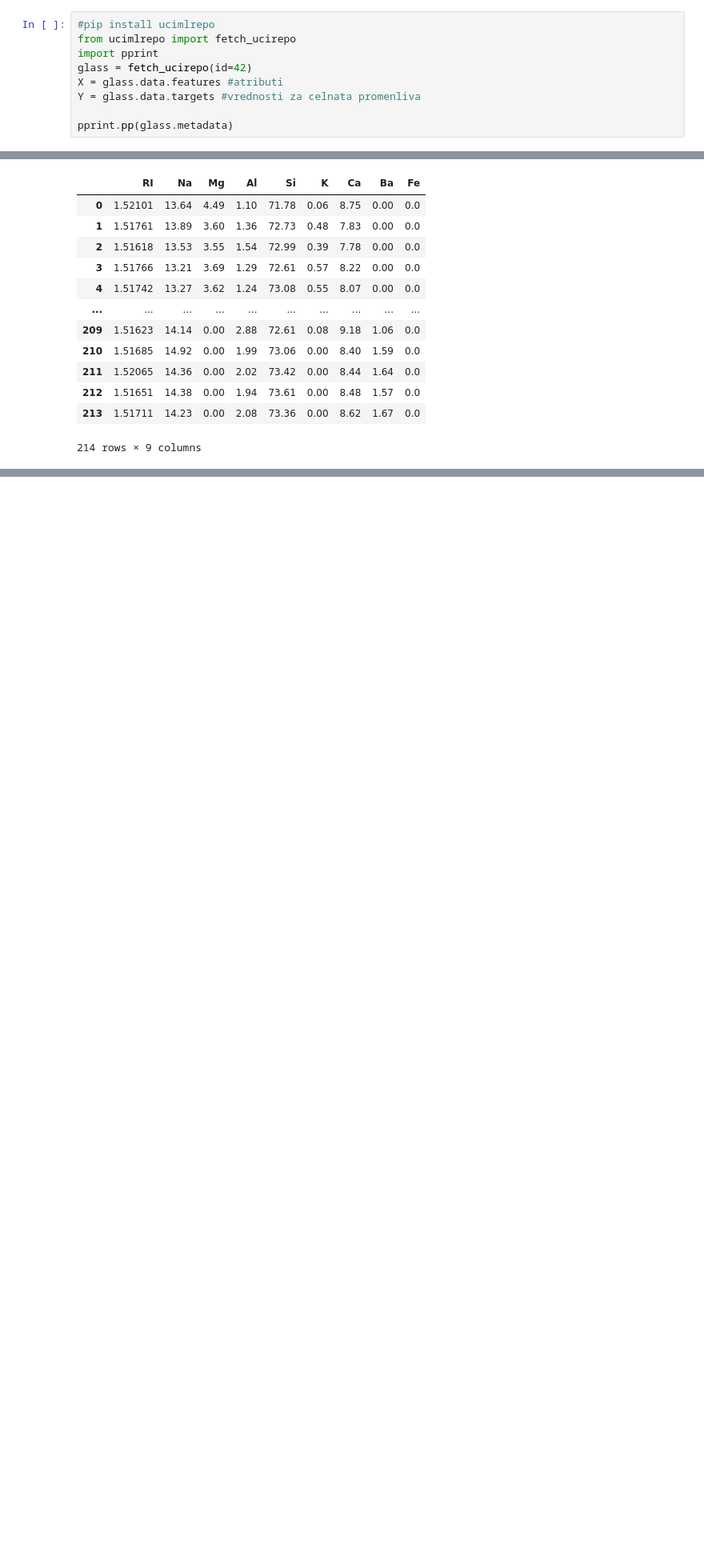
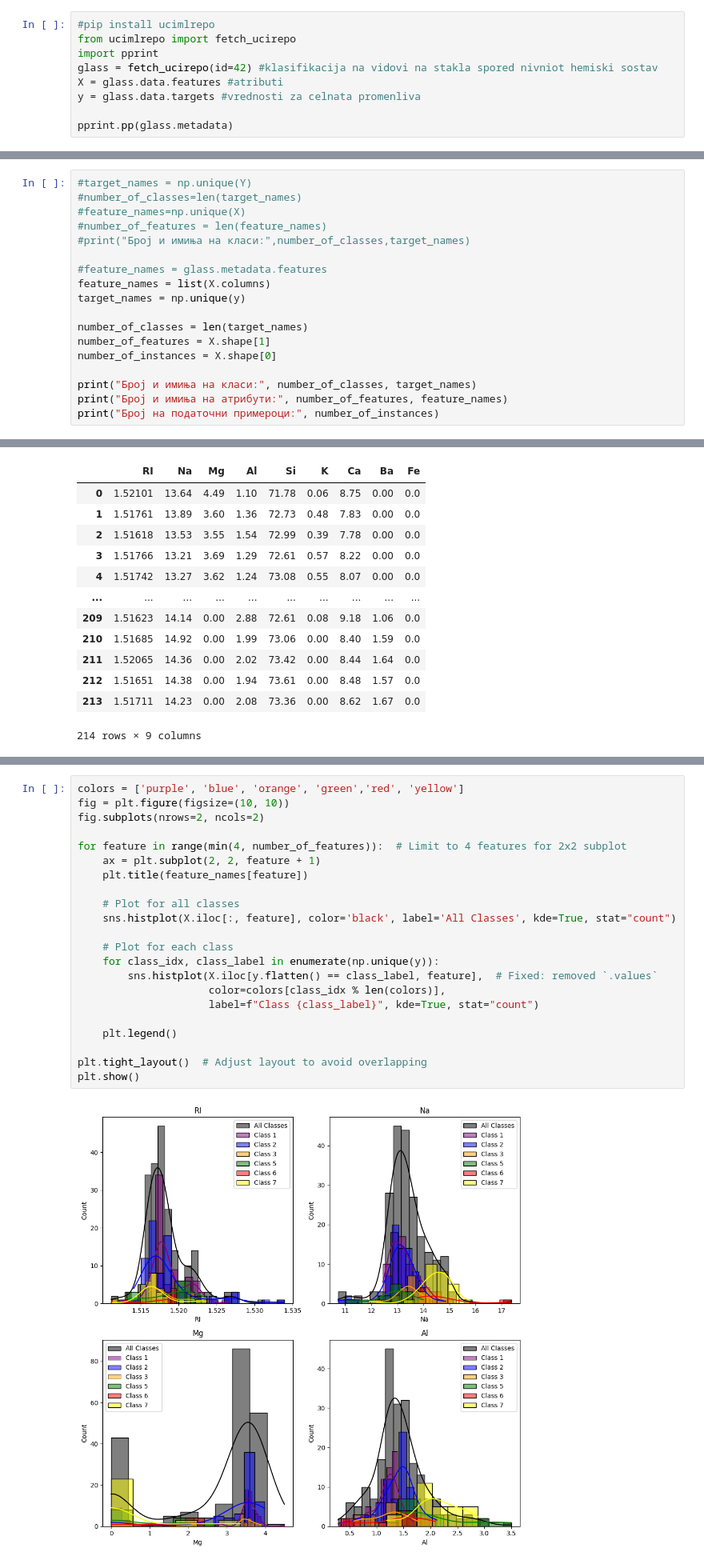
Before and after one commit to marijavrzhovska/ML, a Jupyter notebook: LAB1/glass_identification.ipynb, the cells around one changed output, grey strips where cells are left out. Shown at 80% size. Cells and saved outputs as stored; diff of their text form; blank space fills up the shorter version.

```diff
--- a/LAB1/glass_identification.ipynb
+++ b/LAB1/glass_identification.ipynb
@@ -14,9 +14,9 @@ from sklearn.metrics import accuracy_score
 #pip install ucimlrepo
 from ucimlrepo import fetch_ucirepo
 import pprint
-glass = fetch_ucirepo(id=42)
+glass = fetch_ucirepo(id=42) #klasifikacija na vidovi na stakla spored nivniot hemiski sostav
 X = glass.data.features #atributi
-Y = glass.data.targets #vrednosti za celnata promenliva
+y = glass.data.targets #vrednosti za celnata promenliva
 
 pprint.pp(glass.metadata)
 # %% [output]
@@ -37,3 +37,21 @@ pprint.pp(glass.metadata)
                                       '     -- 6 tableware\r\n'
                                       '     -- 7 headlamps',
                      'citation': None}}
+# %%
+#target_names = np.unique(Y)
+#number_of_classes=len(target_names)
+#feature_names=np.unique(X)
+#number_of_features = len(feature_names)
+#print("Број и имиња на класи:",number_of_classes,target_names)
+
+#feature_names = glass.metadata.features
+feature_names = list(X.columns)
+target_names = np.unique(y)
+
+number_of_classes = len(target_names)
+number_of_features = X.shape[1]
+number_of_instances = X.shape[0]
+
+print("Број и имиња на класи:", number_of_classes, target_names)
+print("Број и имиња на атрибути:", number_of_features, feature_names)
+print("Број на податочни примероци:", number_of_instances)
@@ -71,0 +178,24 @@ Y
+# %%
+colors = ['purple', 'blue', 'orange', 'green','red', 'yellow']
+fig = plt.figure(figsize=(10, 10))
+fig.subplots(nrows=2, ncols=2)
+
+for feature in range(min(4, number_of_features)):  # Limit to 4 features for 2x2 subplot
+    ax = plt.subplot(2, 2, feature + 1)
+    plt.title(feature_names[feature])
+
+    # Plot for all classes
+    sns.histplot(X.iloc[:, feature], color='black', label='All Classes', kde=True, stat="count")
+
+    # Plot for each class
+    for class_idx, class_label in enumerate(np.unique(y)):
+        sns.histplot(X.iloc[y.flatten() == class_label, feature],  # Fixed: removed `.values`
+                     color=colors[class_idx % len(colors)],
+                     label=f"Class {class_label}", kde=True, stat="count")
+
+    plt.legend()
+
+plt.tight_layout()  # Adjust layout to avoid overlapping
+plt.show()
+# %% [output]
+[figure, added]
```
Also changed, not shown: parts of 26 cells of this notebook.
